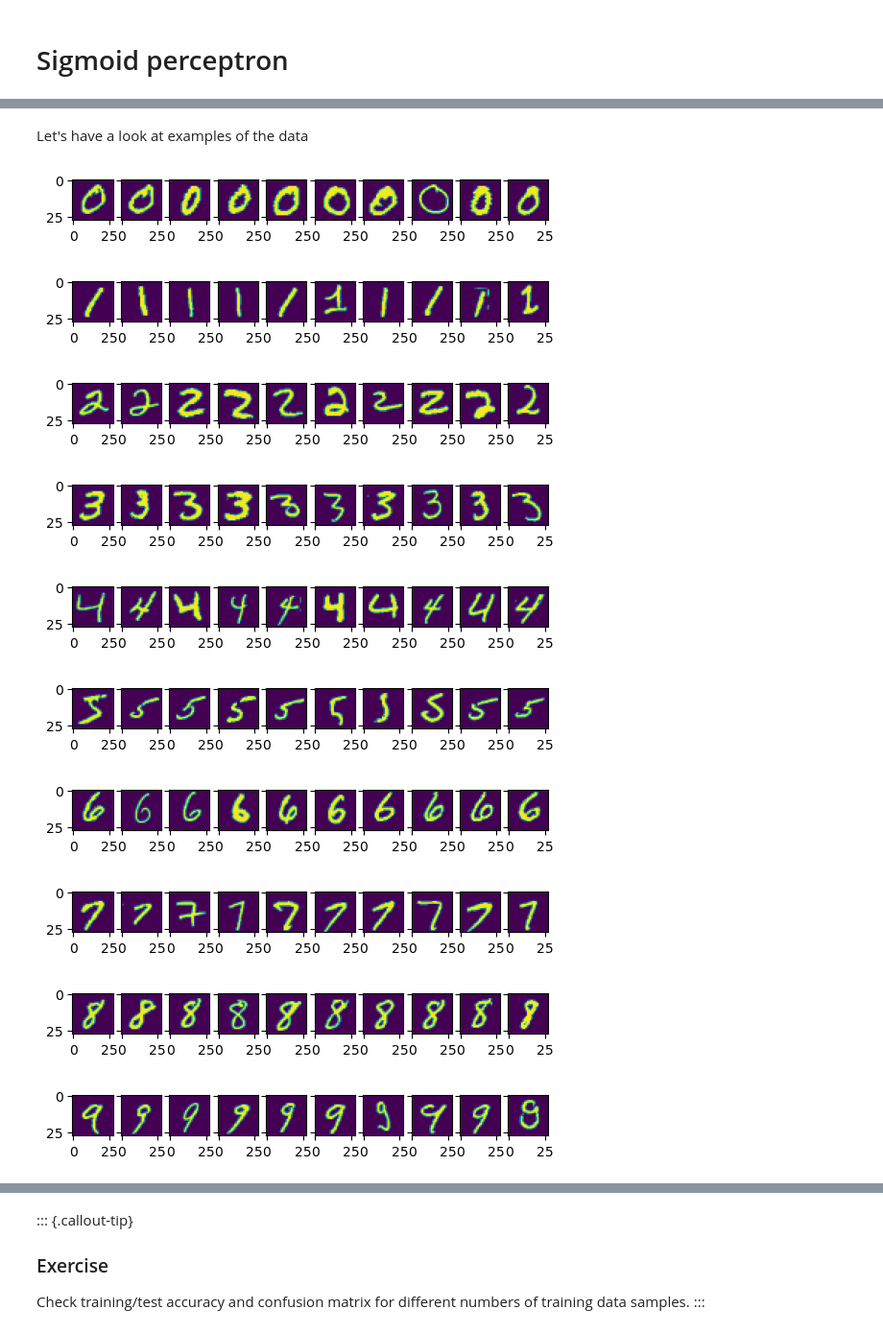
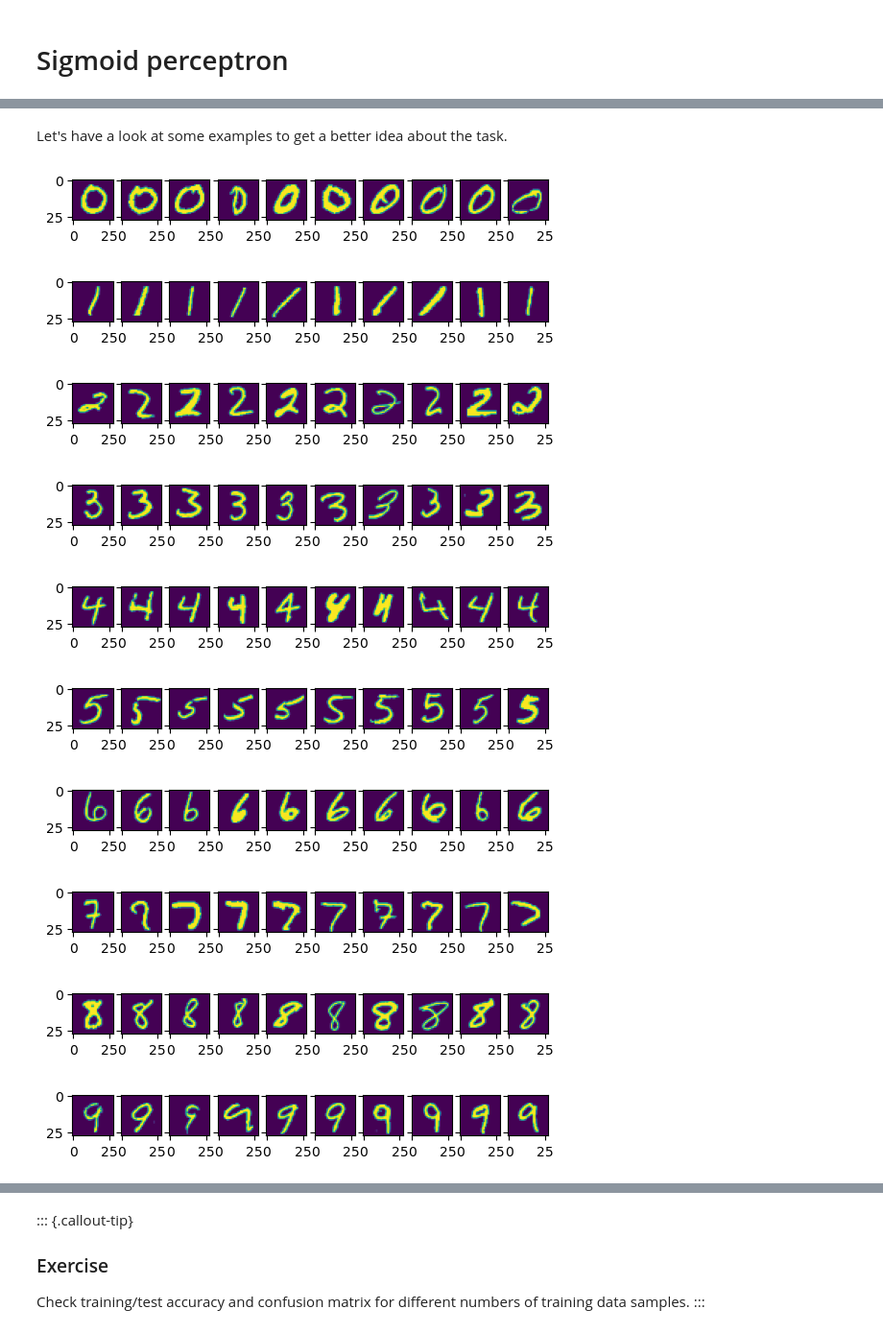
Before and after one commit to BorjaRequena/Neural-Network-Course, a Jupyter notebook: nbs/course/neural_networks_from_scratch.ipynb, the cells around one changed output, grey strips where cells are left out. Shown at 96% size. Saved outputs shown, nothing was run; the diff lists cells and outputs as text; code cells hidden in the pictures.

```diff
--- a/nbs/course/neural_networks_from_scratch.ipynb
+++ b/nbs/course/neural_networks_from_scratch.ipynb
@@ -207,19 +188,13 @@ We start by importing the MNIST dataset
 # %%
-import matplotlib.pyplot as plt
-import numpy as np
-import tensorflow as tf
+(x_train, y_train), (x_test, y_test) = tf.keras.datasets.mnist.load_data()
 
-def sigmoid(x):
-    return 1/(1+np.exp(-x))
+# split train and validation
+np.random.seed(7)
+idx_rnd = np.random.permutation(np.arange(x_train.shape[0]))
+split = int(0.2*x_train.shape[0]) # Take 20% for validation
+idx_val, idx_train = idx_rnd[:split], idx_rnd[split:]
+x_val, y_val = x_train[idx_val], y_train[idx_val]
+x_train, y_train = x_train[idx_train], y_train[idx_train]
 
-
-(x_train, y_train), (x_test, y_test) = tf.keras.datasets.mnist.load_data()
-N_train_all = 60000
-N_test_all = 10000
-Nx = 28
-Ny = 28
-assert x_train.shape == (N_train_all, Nx, Ny)
-assert x_test.shape == (N_test_all, Nx, Ny)
-assert y_train.shape == (N_train_all,)
-assert y_test.shape == (N_test_all,)
+n_train, n_val, n_test = x_train.shape[0], x_val.shape[0], x_test.shape[0]
 # %% [output]
@@ -232,23 +203,23 @@ To enable them in other operations, rebuild TensorFlow with the appropriate comp
 # %% [markdown]
-Let's have a look at examples of the data
+Let's have a look at some examples to get a better idea about the task.
 # %%
 #| code-fold: true
 k = 10
 for i in range(0,10):
-    idx = np.where(y_train[:]==i)[0] # find indices of i-digit
-    fig, ax = plt.subplots(1,k, sharey=True)
-    for j in range(0,k):
-        ax[j].imshow(x_train[idx[j],:])
+    idx = np.where(y_train == i)[0] # find indices of i-digit
+    fig, ax = plt.subplots(1, k, sharey=True)
+    for j in range(0, k):
+        ax[j].imshow(x_train[idx[j]])
     plt.show()
 # %% [output]
-[figure, old version]
+[figure, new version]
-[figure, old version]
+[figure, new version]
-[figure, old version]
+[figure, new version]
-[figure, old version]
+[figure, new version]
-[figure, old version]
+[figure, new version]
-[figure, old version]
+[figure, new version]
-[figure, old version]
+[figure, new version]
-[figure, old version]
+[figure, new version]
-[figure, old version]
+[figure, new version]
-[figure, old version]
+[figure, new version]
 # %% [markdown]
```
Also changed, not shown: parts of 47 cells of this notebook, 1 other file.
